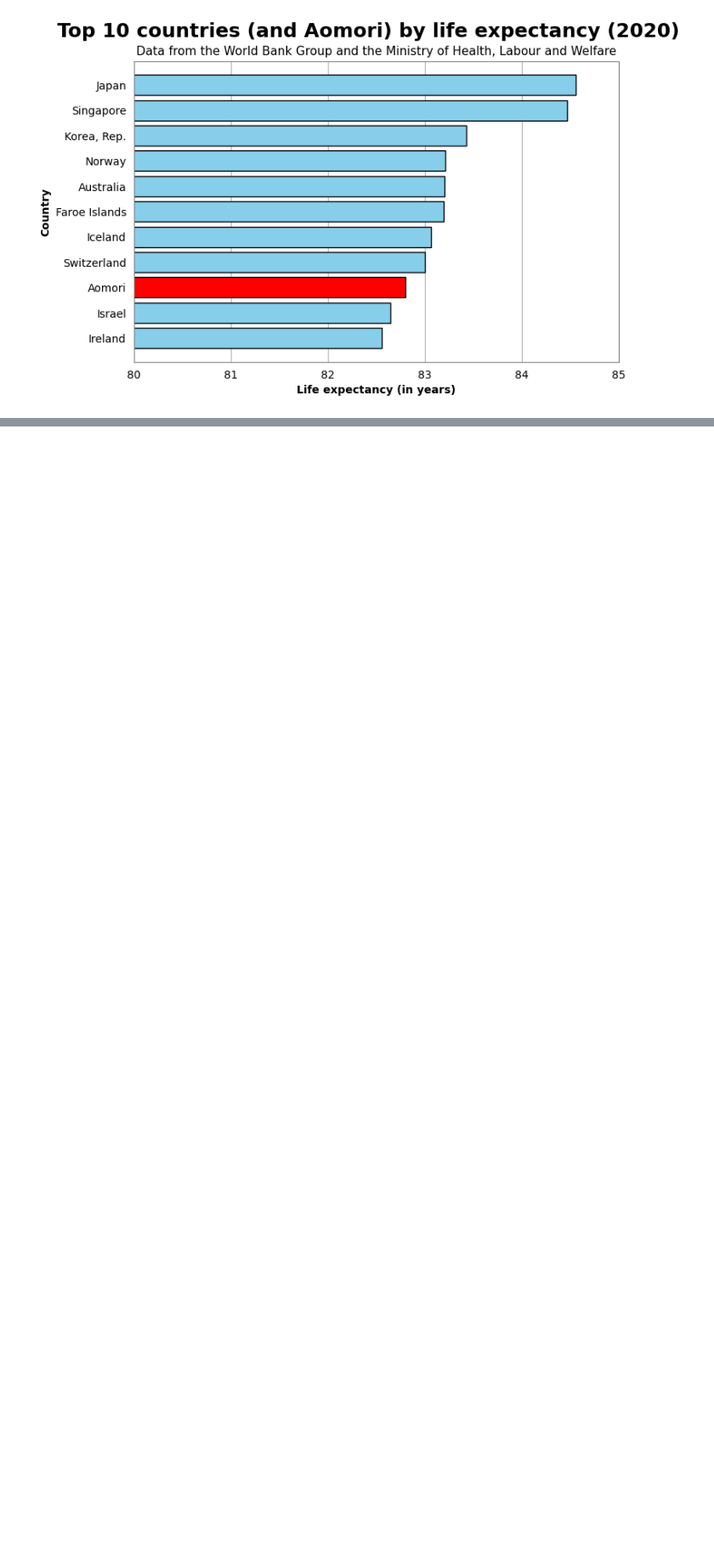
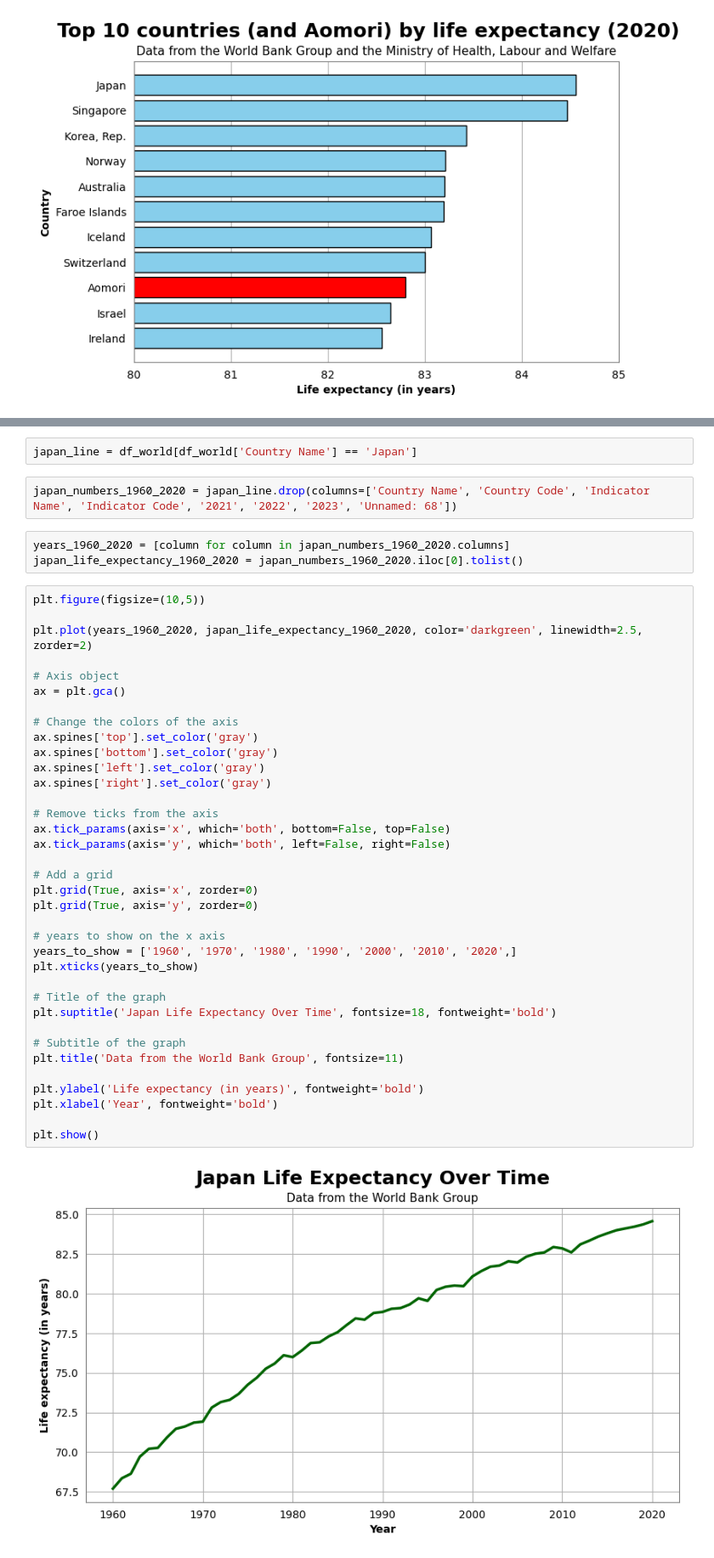
Before and after one commit to rafaseto/japan-life-expectancy, a Jupyter notebook: data_analysis.ipynb, the cells around one changed output, grey strips where cells are left out. Shown at 85% size. Cells and saved outputs as stored; diff of their text form; blank space fills up the shorter version.

```diff
--- a/data_analysis.ipynb
+++ b/data_analysis.ipynb
@@ -243,0 +223,45 @@ df_sorted
+# %%
+japan_line = df_world[df_world['Country Name'] == 'Japan']
+# %%
+japan_numbers_1960_2020 = japan_line.drop(columns=['Country Name', 'Country Code', 'Indicator Name', 'Indicator Code', '2021', '2022', '2023', 'Unnamed: 68'])
+# %%
+years_1960_2020 = [column for column in japan_numbers_1960_2020.columns]
+japan_life_expectancy_1960_2020 = japan_numbers_1960_2020.iloc[0].tolist()
+# %%
+plt.figure(figsize=(10,5))
+
+plt.plot(years_1960_2020, japan_life_expectancy_1960_2020, color='darkgreen', linewidth=2.5, zorder=2)
+
+# Axis object
+ax = plt.gca()
+
+# Change the colors of the axis
+ax.spines['top'].set_color('gray')
+ax.spines['bottom'].set_color('gray')
+ax.spines['left'].set_color('gray')
+ax.spines['right'].set_color('gray')
+
+# Remove ticks from the axis
+ax.tick_params(axis='x', which='both', bottom=False, top=False)
+ax.tick_params(axis='y', which='both', left=False, right=False)
+
+# Add a grid
+plt.grid(True, axis='x', zorder=0)
+plt.grid(True, axis='y', zorder=0)
+
+# years to show on the x axis
+years_to_show = ['1960', '1970', '1980', '1990', '2000', '2010', '2020',]
+plt.xticks(years_to_show)
+
+# Title of the graph
+plt.suptitle('Japan Life Expectancy Over Time', fontsize=18, fontweight='bold')
+
+# Subtitle of the graph
+plt.title('Data from the World Bank Group', fontsize=11)
+
+plt.ylabel('Life expectancy (in years)', fontweight='bold')
+plt.xlabel('Year', fontweight='bold')
+
+plt.show()
+# %% [output]
+[figure, added]
```
Also changed, not shown: parts of 1 cell of this notebook.
